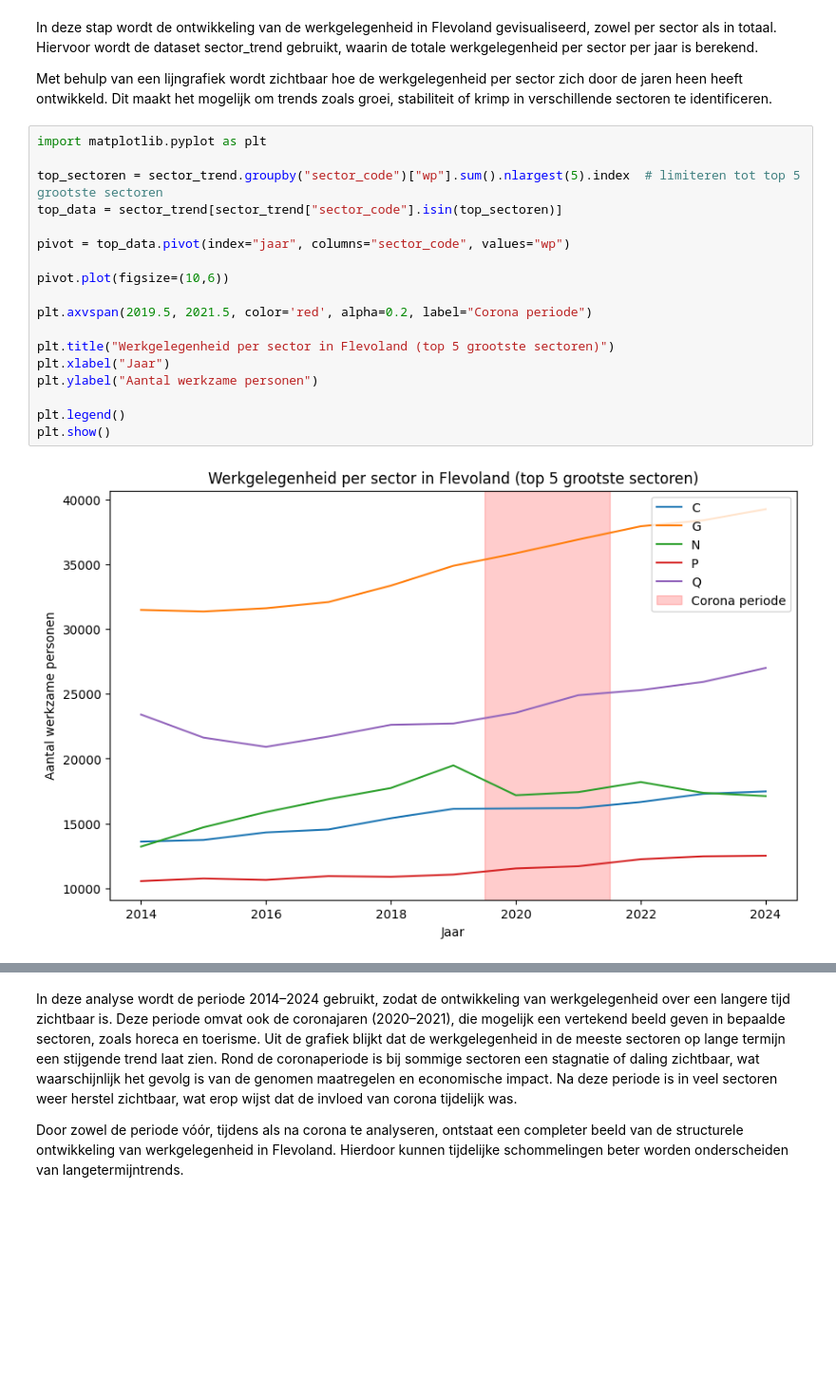
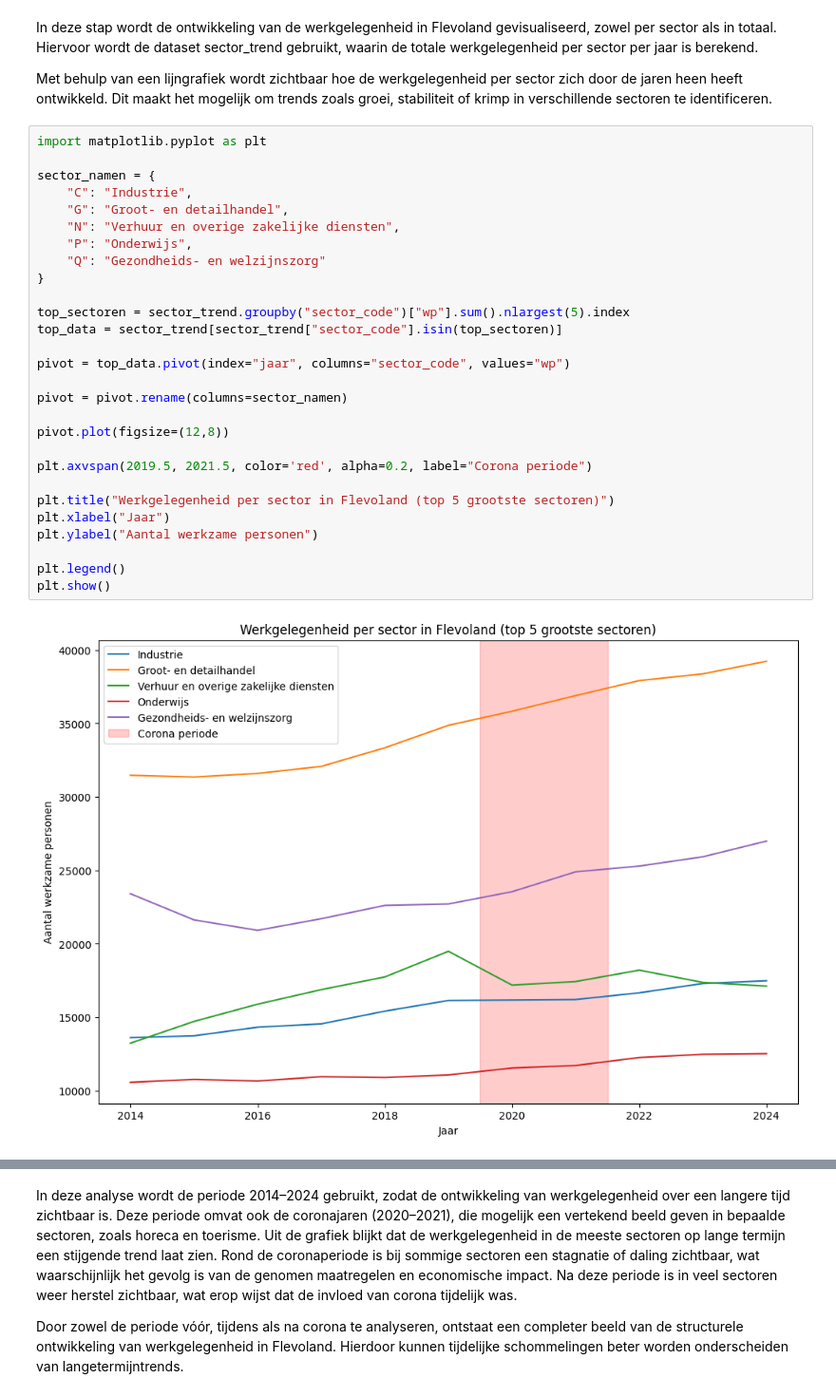
Before and after one commit to Ismael-991/Werkgelegenheid_Provincie_Flevoland, a Jupyter notebook: Notebooks/Individual/MOhammed_Notebook.ipynb, the cells around one changed output, grey strips where cells are left out. Shown at 95% size. Saved outputs shown, nothing was run; the diff lists cells and outputs as text; blank space fills up the shorter version.

Commit message:
juiste benamingen visualisaties

```diff
--- a/Notebooks/Individual/MOhammed_Notebook.ipynb
+++ b/Notebooks/Individual/MOhammed_Notebook.ipynb
@@ -130,21 +130,31 @@ Met behulp van een lijngrafiek wordt zichtbaar hoe de werkgelegenheid per sector
 # %%
 import matplotlib.pyplot as plt
 
-top_sectoren = sector_trend.groupby("sector_code")["wp"].sum().nlargest(5).index  # limiteren tot top 5 grootste sectoren
+sector_namen = {
+    "C": "Industrie",
+    "G": "Groot- en detailhandel",
+    "N": "Verhuur en overige zakelijke diensten",
+    "P": "Onderwijs",
+    "Q": "Gezondheids- en welzijnszorg"
+}
+
+top_sectoren = sector_trend.groupby("sector_code")["wp"].sum().nlargest(5).index
 top_data = sector_trend[sector_trend["sector_code"].isin(top_sectoren)]
 
 pivot = top_data.pivot(index="jaar", columns="sector_code", values="wp")
 
-pivot.plot(figsize=(10,6))
+pivot = pivot.rename(columns=sector_namen)
+
+pivot.plot(figsize=(12,8))
 
 plt.axvspan(2019.5, 2021.5, color='red', alpha=0.2, label="Corona periode")
 
 plt.title("Werkgelegenheid per sector in Flevoland (top 5 grootste sectoren)")
 plt.xlabel("Jaar")
 plt.ylabel("Aantal werkzame personen")
 
 plt.legend()
 plt.show()
 # %% [output]
-[figure, old version]
+[figure, new version]
 # %%
```
Also changed, not shown: parts of 2 cells of this notebook.
